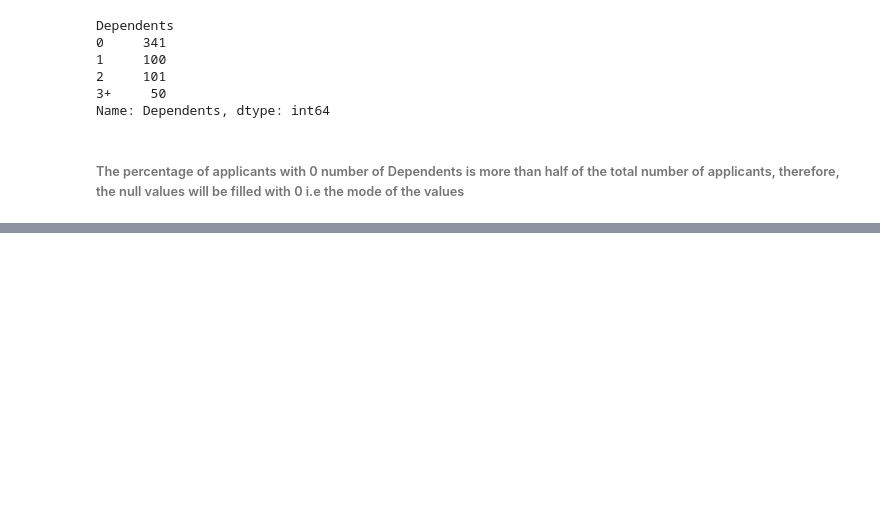
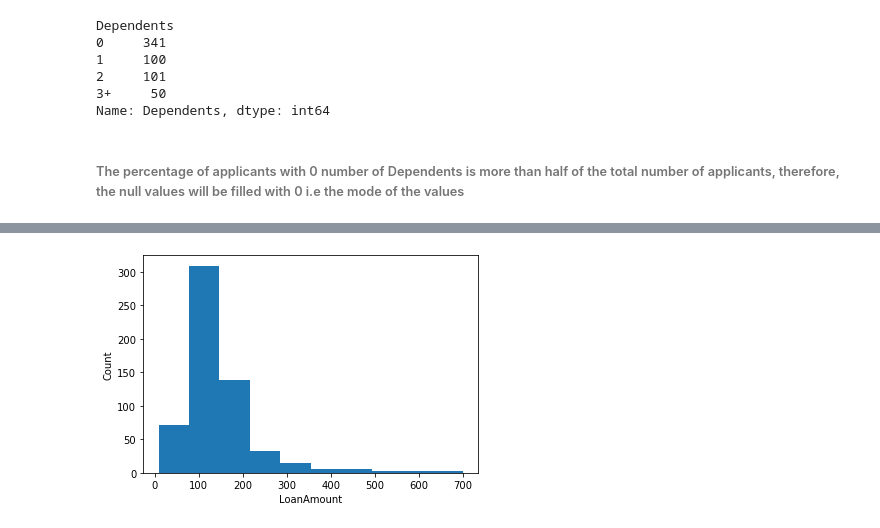
Before and after one commit to OlubiyiMosope/Loan_prediction, a Jupyter notebook: Loan Prediction.ipynb, the cells around one changed output, grey strips where cells are left out. Cells and saved outputs as stored; diff of their text form; code cells hidden in the pictures; blank space fills up the shorter version.

```diff
--- a/Loan Prediction.ipynb
+++ b/Loan Prediction.ipynb
@@ -455,0 +488,3 @@ dtype: int64
+# %%
+train7 = pd.concat([train6.drop('Dependents', axis='columns'),
+                     pd.get_dummies(train6.Dependents, prefix='Dependents').drop('Dependents_3+', axis='columns')], axis='columns')
@@ -455,0 +541,4 @@ dtype: int64
+# %%
+train8 = train7.copy()
+train8.Self_Employed = train8.Self_Employed.fillna('No')
+train8.isnull().sum()
@@ -455,0 +578,6 @@ dtype: int64
+# %%
+train9 = pd.concat([train8.drop('Self_Employed', axis='columns'),
+                    pd.get_dummies(train8.Self_Employed, prefix='Self_Employed', drop_first=True)],
+                   axis='columns')
+print(train9.shape)
+train9.head()
@@ -455,0 +606,6 @@ dtype: int64
+# %%
+plt.hist(train9.LoanAmount,)
+plt.xlabel('LoanAmount')
+plt.ylabel('Count');
+# %% [output]
+[figure, added]
```
Also changed, not shown: parts of 77 cells of this notebook.
